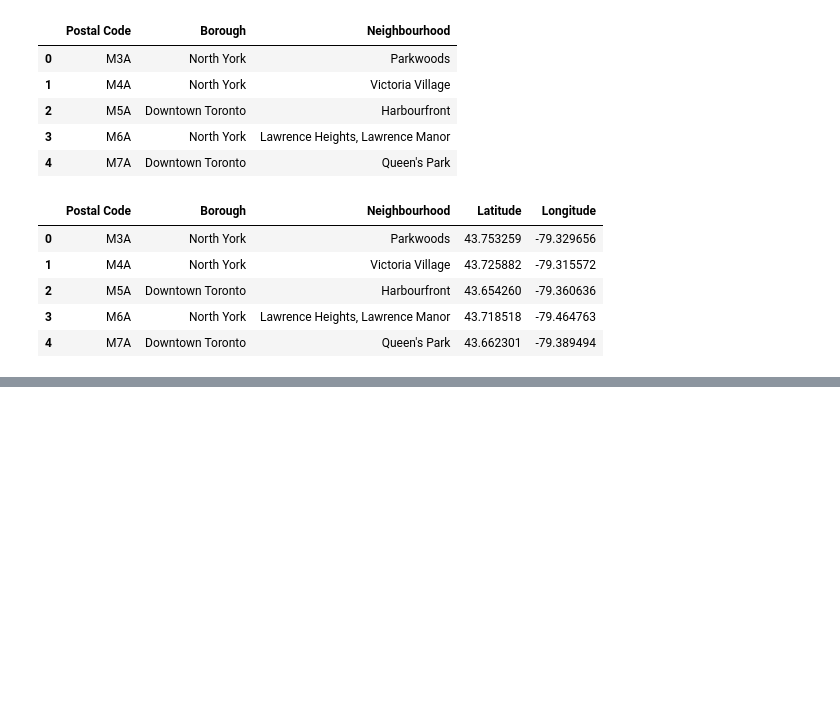
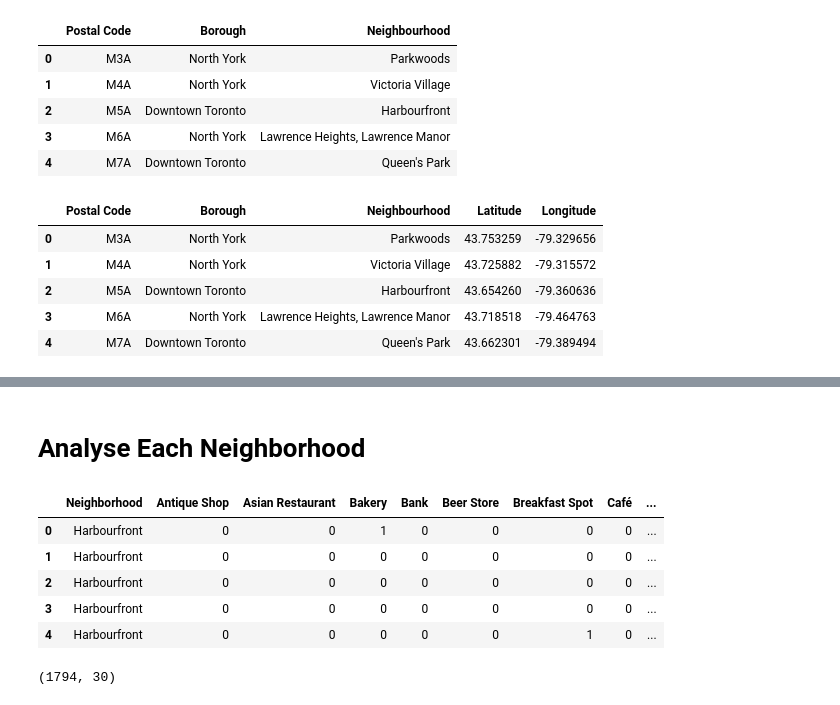
Before and after one commit to anjali-ramesh1995/Coursera-Capstone, a Jupyter notebook: Canada_postal_codes.ipynb, the cells around one changed output, grey strips where cells are left out. Drawn from its saved outputs; the diff is of its cells as text; code cells hidden in the pictures; blank space fills up the shorter version.

```diff
--- a/Canada_postal_codes.ipynb
+++ b/Canada_postal_codes.ipynb
@@ -66,0 +137,3 @@ df1.head()
+# %%
+results = requests.get(url).json()
+results
@@ -66,0 +290,19 @@ df1.head()
+# %% [markdown]
+# Analyse Each Neighborhood
+# %%
+toronto_onehot = pd.get_dummies(toronto_venues[['Venue Category']], prefix = "",prefix_sep = "")
+toronto_onehot['Neighborhood'] = toronto_venues['Neighborhood']
+fixed_columns = [toronto_onehot.columns[-1]] + list(toronto_onehot.columns[:-1])
+toronto_onehot = toronto_onehot[fixed_columns]
+toronto_onehot.head()
+# %% [output]
+|  | Neighborhood | Antique Shop | Asian Restaurant | Bakery | Bank | Beer Store | Breakfast Spot | Café | ... |
+| 0 | Harbourfront | 0 | 0 | 1 | 0 | 0 | 0 | 0 | ... |
+| 1 | Harbourfront | 0 | 0 | 0 | 0 | 0 | 0 | 0 | ... |
+| 2 | Harbourfront | 0 | 0 | 0 | 0 | 0 | 0 | 0 | ... |
+| 3 | Harbourfront | 0 | 0 | 0 | 0 | 0 | 0 | 0 | ... |
+| 4 | Harbourfront | 0 | 0 | 0 | 0 | 0 | 1 | 0 | ... |
+# %%
+toronto_onehot.shape
+# %% [output]
+(1794, 30)
```
Also changed, not shown: parts of 31 cells of this notebook.
